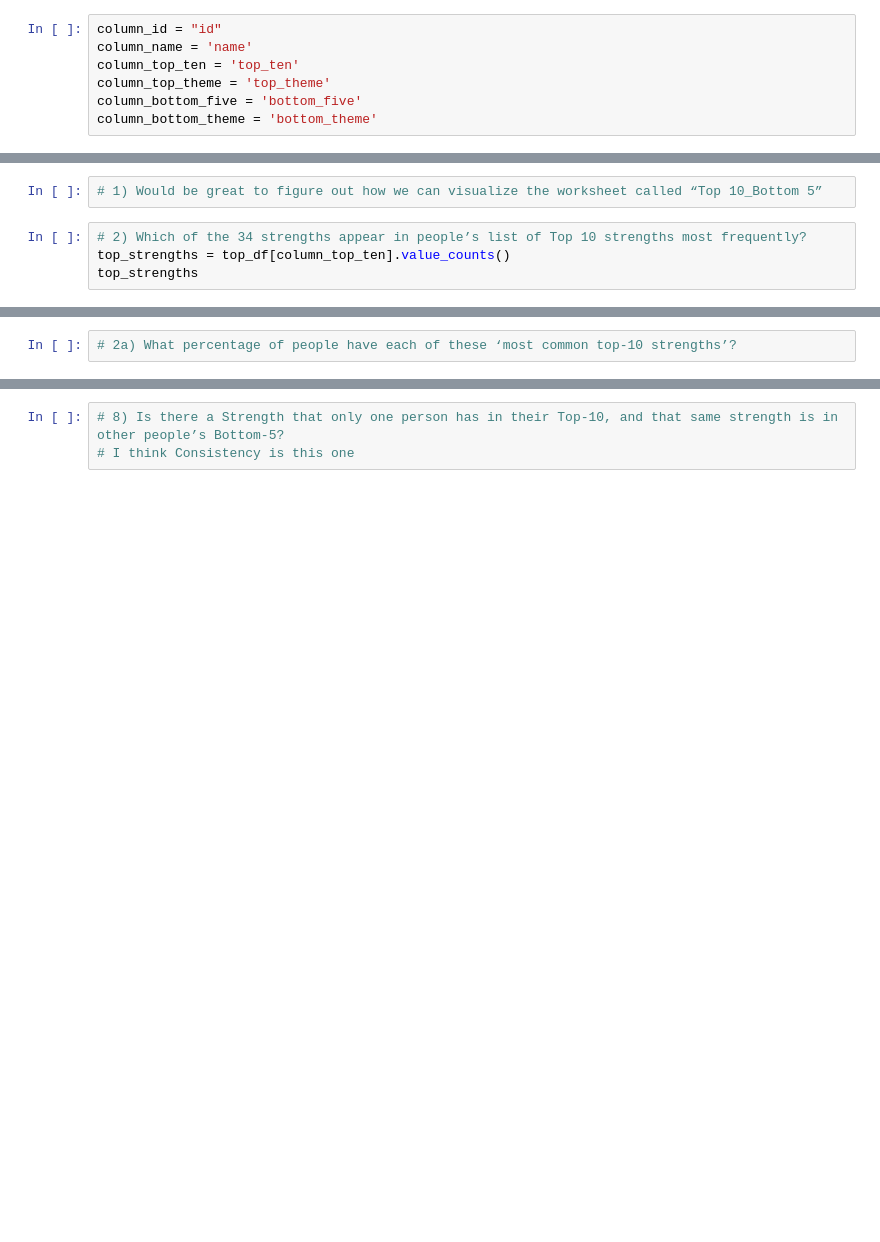
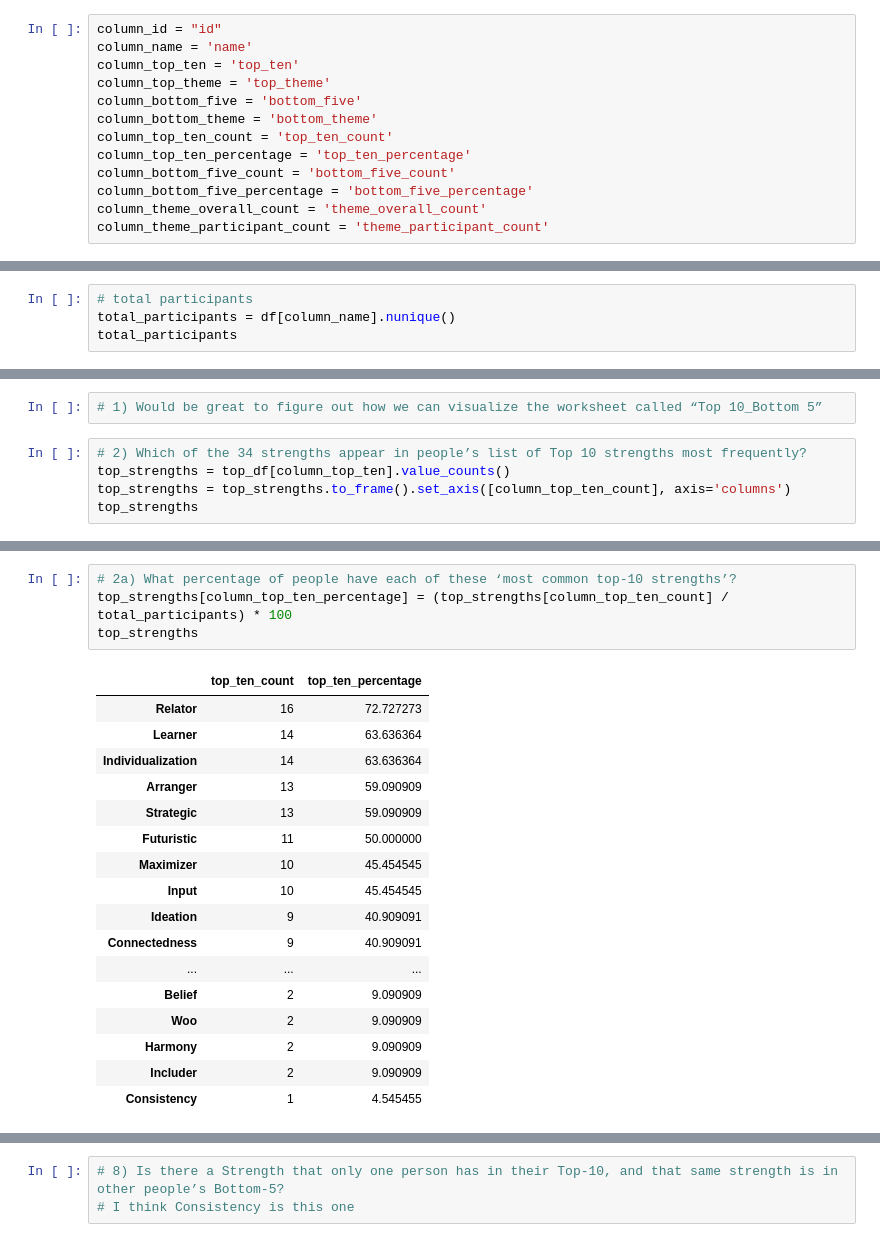
Before and after one commit to michael-brittlebank/strengthsfinder-analysis, a Jupyter notebook: main.ipynb, the cells around one changed output, grey strips where cells are left out. Saved outputs shown, nothing was run; the diff lists cells and outputs as text; blank space fills up the shorter version.

```diff
--- a/main.ipynb
+++ b/main.ipynb
@@ -58,6 +58,12 @@ column_top_ten = 'top_ten'
 column_top_theme = 'top_theme'
 column_bottom_five = 'bottom_five'
 column_bottom_theme = 'bottom_theme'
+column_top_ten_count = 'top_ten_count'
+column_top_ten_percentage = 'top_ten_percentage'
+column_bottom_five_count = 'bottom_five_count'
+column_bottom_five_percentage = 'bottom_five_percentage'
+column_theme_overall_count = 'theme_overall_count'
+column_theme_participant_count = 'theme_participant_count'
 # %%
 # import and clean the data
 raw_data = import_csv('data.csv')
@@ -121,0 +128,4 @@ top_df
+# %%
+# total participants
+total_participants = df[column_name].nunique()
+total_participants
@@ -124,5 +144,6 @@ top_df
 # %%
 # 2) Which of the 34 strengths appear in people’s list of Top 10 strengths most frequently?
 top_strengths = top_df[column_top_ten].value_counts()
+top_strengths = top_strengths.to_frame().set_axis([column_top_ten_count], axis='columns')
 top_strengths
 # %% [output]
@@ -146,4 +167,24 @@ Name: top_ten, dtype: int64
 # %%
 # 2a) What percentage of people have each of these ‘most common top-10 strengths’?
+top_strengths[column_top_ten_percentage] = (top_strengths[column_top_ten_count] / total_participants) * 100
+top_strengths
+# %% [output]
+|  | top_ten_count | top_ten_percentage |
+| Relator | 16 | 72.727273 |
+| Learner | 14 | 63.636364 |
+| Individualization | 14 | 63.636364 |
+| Arranger | 13 | 59.090909 |
+| Strategic | 13 | 59.090909 |
+| Futuristic | 11 | 50.000000 |
+| Maximizer | 10 | 45.454545 |
+| Input | 10 | 45.454545 |
+| Ideation | 9 | 40.909091 |
+| Connectedness | 9 | 40.909091 |
+| ... | ... | ... |
+| Belief | 2 | 9.090909 |
+| Woo | 2 | 9.090909 |
+| Harmony | 2 | 9.090909 |
+| Includer | 2 | 9.090909 |
+| Consistency | 1 | 4.545455 |
 # %%
 # 3) Which of the 34 strengths appear in people’s list of Bottom 5 strengths most frequently?
```
Also changed, not shown: parts of 21 cells of this notebook.
